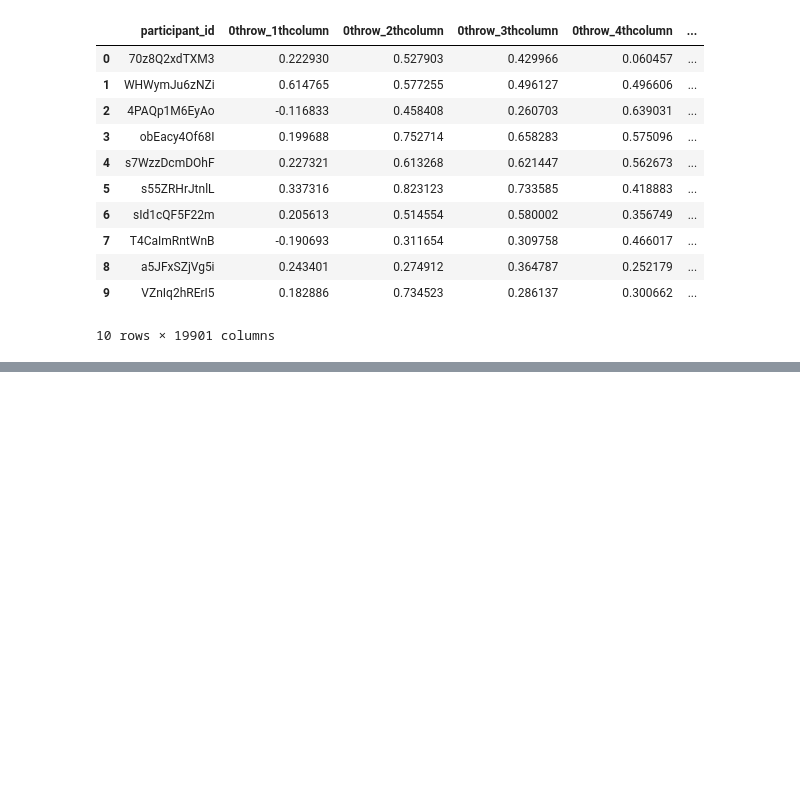
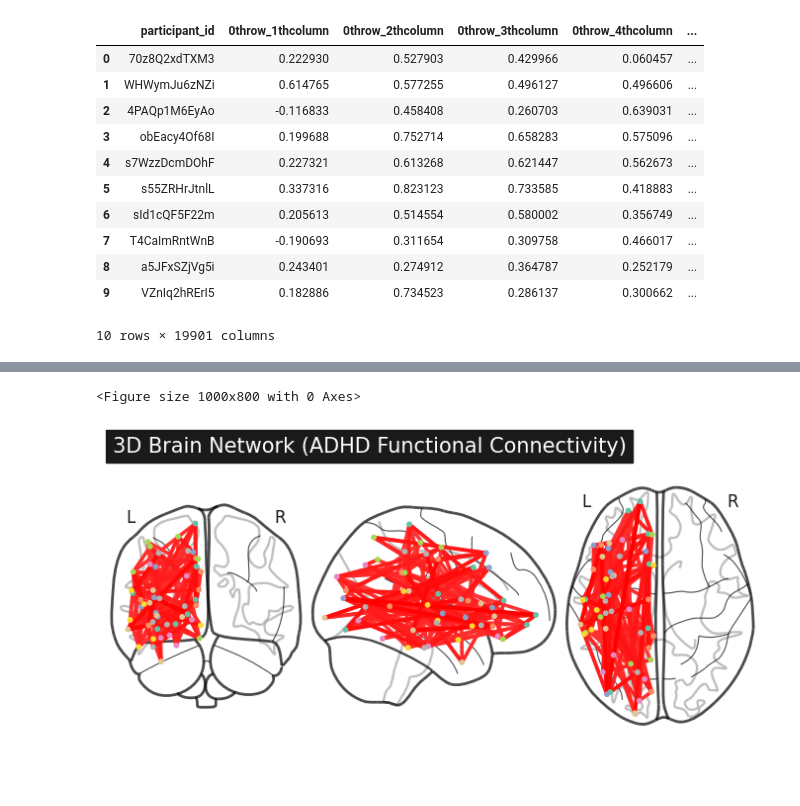
Before and after one commit to yigaai/Psycho_Neuro_ML_Project, a Jupyter notebook: understand-adhd.ipynb, the cells around one changed output, grey strips where cells are left out. Saved outputs shown, nothing was run; the diff lists cells and outputs as text; code cells hidden in the pictures; blank space fills up the shorter version.

Commit message:
Kaggle Notebook | Understand_ADHD(draft) | Understand_ADHD(drafttttttt)

```diff
--- a/understand-adhd.ipynb
+++ b/understand-adhd.ipynb
@@ -772,0 +798,17 @@ Note: you may need to restart the kernel to use updated packages.
+# %%
+# 示例：随机生成一个测试矩阵（替换为你的实际数据）
+N = 50  # 假设有50个脑区
+matrix = np.random.rand(N, N) * 0.5  # 随机矩阵（值0~0.5）
+matrix = (matrix + matrix.T) / 2      # 对称化
+np.fill_diagonal(matrix, 0)           # 对角线置零（无自连接）
+
+# 或者用你的真实数据（示例）
+# matrix = build_connectome_matrix(df_fcm.iloc[0:1], N=50)  # 参考之前定义的函数
+# %%
+# 获取Destrieux图谱（包含脑区标签和坐标）
+atlas = fetch_atlas_destrieux_2009()
+labels = atlas['labels']
+coordinates = plotting.find_parcellation_cut_coords(atlas['maps'])
+
+# 只取前N个脑区的坐标（与矩阵维度匹配）
+coords = coordinates[:N]
@@ -772,0 +823,19 @@ Note: you may need to restart the kernel to use updated packages.
+# %%
+# 设置图形大小
+plt.figure(figsize=(10, 8))
+
+# 绘制3D连接图
+plotting.plot_connectome(
+    adjacency_matrix=matrix,
+    node_coords=coords,
+    edge_threshold="90%",  # 只显示最强的10%连接
+    node_size=10,          # 节点大小
+    edge_cmap='bwr',       # 连接颜色：蓝-白-红（负-零-正）
+    title='3D Brain Network (ADHD Functional Connectivity)'
+)
+
+# 显示图形
+plt.show()
+# %% [output]
+<Figure size 1000x800 with 0 Axes>
+[figure, added]
```
Also changed, not shown: parts of 12 cells of this notebook.
